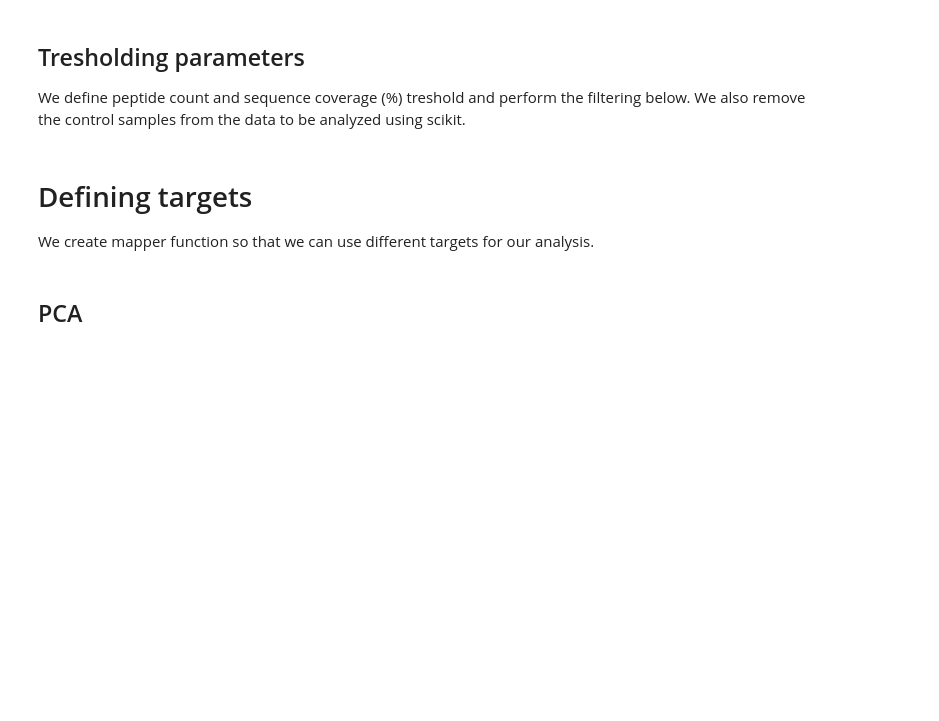
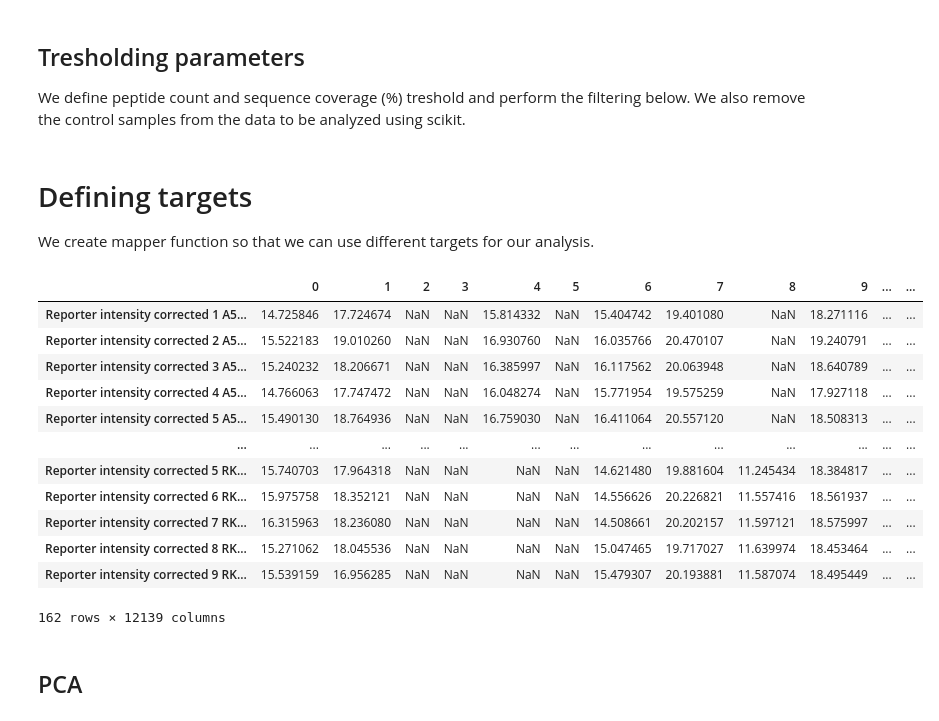
Before and after one commit to patruong/lifeAndDeath, a Jupyter notebook: scripts/proteinGroup_analysis_20210321-2.ipynb, the cells around one changed output. Drawn from its saved outputs; the diff is of its cells as text; code cells hidden in the pictures; blank space fills up the shorter version.

```diff
--- a/scripts/proteinGroup_analysis_20210321-2.ipynb
+++ b/scripts/proteinGroup_analysis_20210321-2.ipynb
@@ -145,6 +145,22 @@ df_int["treatment_name"] = df_int.treatment_num.map(treatment_nomenclature_map_d
 df_int["cell_line"] = df_int.index.map(col_to_cell_line_mapper)
 df_int["state"] = df_int.index.map(col_to_state_mapper)
 df_int["rep"] = df_int.index.map(col_to_rep_mapper)
+# %%
+df_int
+# %% [output]
+|  | 0 | 1 | 2 | 3 | 4 | 5 | 6 | 7 | 8 | 9 | ... | ... |
+| Reporter intensity corrected 1 A5... | 14.725846 | 17.724674 | NaN | NaN | 15.814332 | NaN | 15.404742 | 19.401080 | NaN | 18.271116 | ... | ... |
+| Reporter intensity corrected 2 A5... | 15.522183 | 19.010260 | NaN | NaN | 16.930760 | NaN | 16.035766 | 20.470107 | NaN | 19.240791 | ... | ... |
+| Reporter intensity corrected 3 A5... | 15.240232 | 18.206671 | NaN | NaN | 16.385997 | NaN | 16.117562 | 20.063948 | NaN | 18.640789 | ... | ... |
+| Reporter intensity corrected 4 A5... | 14.766063 | 17.747472 | NaN | NaN | 16.048274 | NaN | 15.771954 | 19.575259 | NaN | 17.927118 | ... | ... |
+| Reporter intensity corrected 5 A5... | 15.490130 | 18.764936 | NaN | NaN | 16.759030 | NaN | 16.411064 | 20.557120 | NaN | 18.508313 | ... | ... |
+| ... | ... | ... | ... | ... | ... | ... | ... | ... | ... | ... | ... | ... |
+| Reporter intensity corrected 5 RK... | 15.740703 | 17.964318 | NaN | NaN | NaN | NaN | 14.621480 | 19.881604 | 11.245434 | 18.384817 | ... | ... |
+| Reporter intensity corrected 6 RK... | 15.975758 | 18.352121 | NaN | NaN | NaN | NaN | 14.556626 | 20.226821 | 11.557416 | 18.561937 | ... | ... |
+| Reporter intensity corrected 7 RK... | 16.315963 | 18.236080 | NaN | NaN | NaN | NaN | 14.508661 | 20.202157 | 11.597121 | 18.575997 | ... | ... |
+| Reporter intensity corrected 8 RK... | 15.271062 | 18.045536 | NaN | NaN | NaN | NaN | 15.047465 | 19.717027 | 11.639974 | 18.453464 | ... | ... |
+| Reporter intensity corrected 9 RK... | 15.539159 | 16.956285 | NaN | NaN | NaN | NaN | 15.479307 | 20.193881 | 11.587074 | 18.495449 | ... | ... |
+162 rows × 12139 columns
 # %% [markdown]
 ## PCA <a name="PCA"></a>
 # %%
```
Also changed, not shown: 1 other file.
